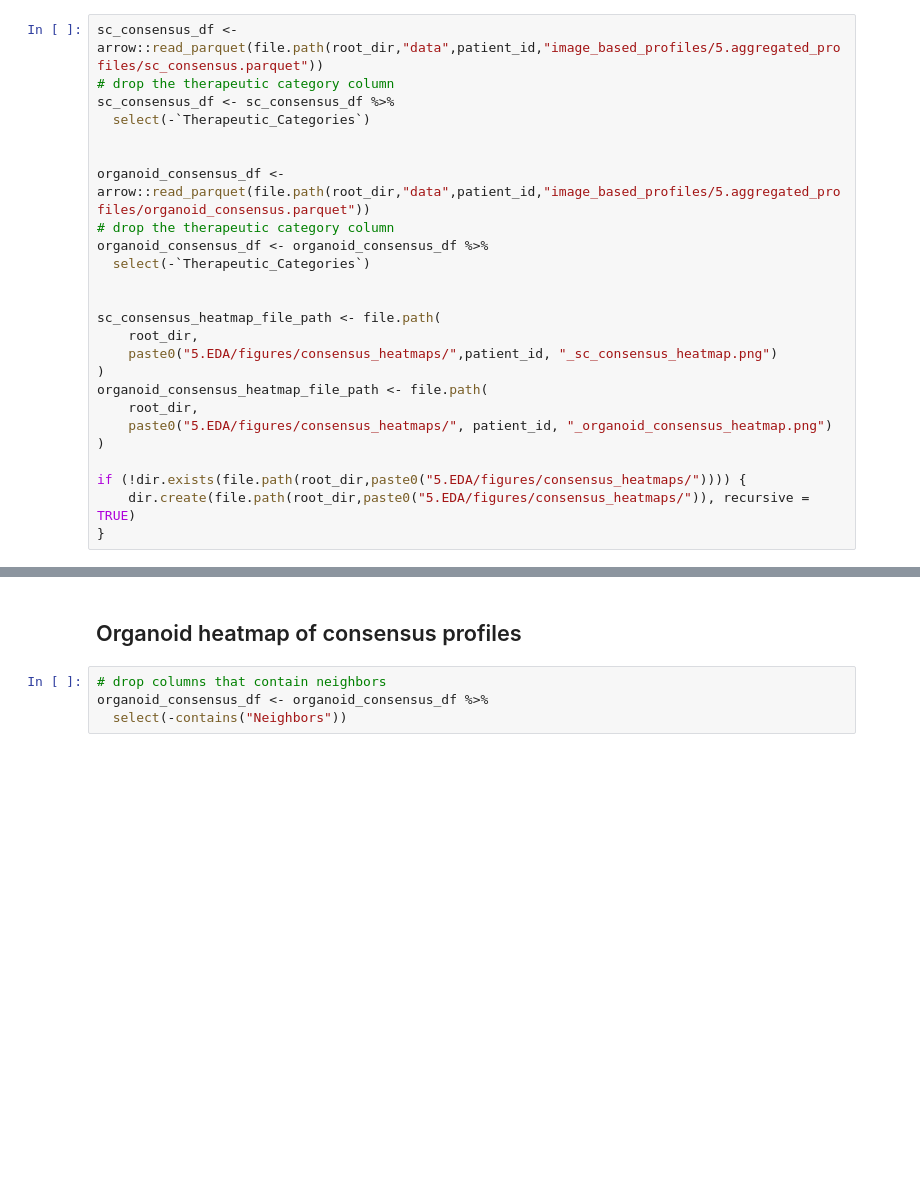
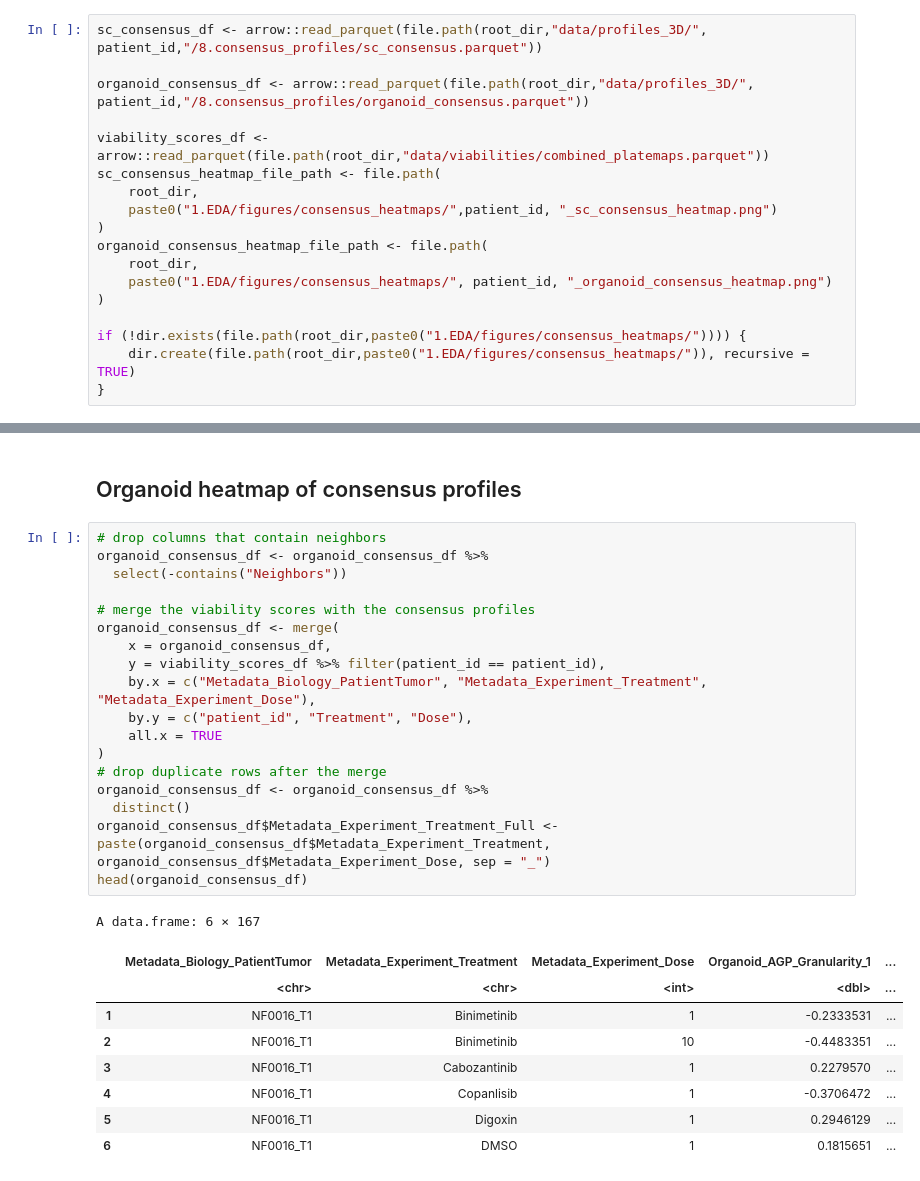
Before and after one commit to MikeLippincott/NF1_organoid_profile_analysis, a Jupyter notebook: 1.EDA/notebooks/2.consensus_profiles.ipynb, the cells around one changed output, grey strips where cells are left out. Drawn from its saved outputs; the diff is of its cells as text; blank space fills up the shorter version.

```diff
--- a/1.EDA/notebooks/2.consensus_profiles.ipynb
+++ b/1.EDA/notebooks/2.consensus_profiles.ipynb
@@ -89,27 +89,20 @@ Git root directory: /home/lippincm/Documents/GFF_3D_organoid_profiling_pipeline
 # %%
-sc_consensus_df <- arrow::read_parquet(file.path(root_dir,"data",patient_id,"image_based_profiles/5.aggregated_profiles/sc_consensus.parquet"))
-# drop the therapeutic category column
-sc_consensus_df <- sc_consensus_df %>%
-  select(-`Therapeutic_Categories`)
+sc_consensus_df <- arrow::read_parquet(file.path(root_dir,"data/profiles_3D/", patient_id,"/8.consensus_profiles/sc_consensus.parquet"))
 
+organoid_consensus_df <- arrow::read_parquet(file.path(root_dir,"data/profiles_3D/", patient_id,"/8.consensus_profiles/organoid_consensus.parquet"))
 
-organoid_consensus_df <- arrow::read_parquet(file.path(root_dir,"data",patient_id,"image_based_profiles/5.aggregated_profiles/organoid_consensus.parquet"))
-# drop the therapeutic category column
-organoid_consensus_df <- organoid_consensus_df %>%
-  select(-`Therapeutic_Categories`)
-
-
+viability_scores_df <- arrow::read_parquet(file.path(root_dir,"data/viabilities/combined_platemaps.parquet"))
 sc_consensus_heatmap_file_path <- file.path(
     root_dir,
-    paste0("5.EDA/figures/consensus_heatmaps/",patient_id, "_sc_consensus_heatmap.png")
+    paste0("1.EDA/figures/consensus_heatmaps/",patient_id, "_sc_consensus_heatmap.png")
 )
 organoid_consensus_heatmap_file_path <- file.path(
     root_dir,
-    paste0("5.EDA/figures/consensus_heatmaps/", patient_id, "_organoid_consensus_heatmap.png")
+    paste0("1.EDA/figures/consensus_heatmaps/", patient_id, "_organoid_consensus_heatmap.png")
 )
 
-if (!dir.exists(file.path(root_dir,paste0("5.EDA/figures/consensus_heatmaps/")))) {
-    dir.create(file.path(root_dir,paste0("5.EDA/figures/consensus_heatmaps/")), recursive = TRUE)
+if (!dir.exists(file.path(root_dir,paste0("1.EDA/figures/consensus_heatmaps/")))) {
+    dir.create(file.path(root_dir,paste0("1.EDA/figures/consensus_heatmaps/")), recursive = TRUE)
 }
 # %% [markdown]
 ## Single-cell heatmap of consensus profiles
@@ -292,5 +309,29 @@ png
 # %%
 # drop columns that contain neighbors
 organoid_consensus_df <- organoid_consensus_df %>%
   select(-contains("Neighbors"))
+
+# merge the viability scores with the consensus profiles
+organoid_consensus_df <- merge(
+    x = organoid_consensus_df,
+    y = viability_scores_df %>% filter(patient_id == patient_id),
+    by.x = c("Metadata_Biology_PatientTumor", "Metadata_Experiment_Treatment", "Metadata_Experiment_Dose"),
+    by.y = c("patient_id", "Treatment", "Dose"),
+    all.x = TRUE
+)
+# drop duplicate rows after the merge
+organoid_consensus_df <- organoid_consensus_df %>%
+  distinct()
+organoid_consensus_df$Metadata_Experiment_Treatment_Full <- paste(organoid_consensus_df$Metadata_Experiment_Treatment, organoid_consensus_df$Metadata_Experiment_Dose, sep = "_")
+head(organoid_consensus_df)
+# %% [output]
+A data.frame: 6 × 167
+|  | Metadata_Biology_PatientTumor | Metadata_Experiment_Treatment | Metadata_Experiment_Dose | Organoid_AGP_Granularity_1 | ... |
+|  | <chr> | <chr> | <int> | <dbl> | ... |
+| 1 | NF0016_T1 | Binimetinib | 1 | -0.2333531 | ... |
+| 2 | NF0016_T1 | Binimetinib | 10 | -0.4483351 | ... |
+| 3 | NF0016_T1 | Cabozantinib | 1 | 0.2279570 | ... |
+| 4 | NF0016_T1 | Copanlisib | 1 | -0.3706472 | ... |
+| 5 | NF0016_T1 | Digoxin | 1 | 0.2946129 | ... |
+| 6 | NF0016_T1 | DMSO | 1 | 0.1815651 | ... |
 # %%
```
Also changed, not shown: parts of 12 cells of this notebook, 21 other files.
